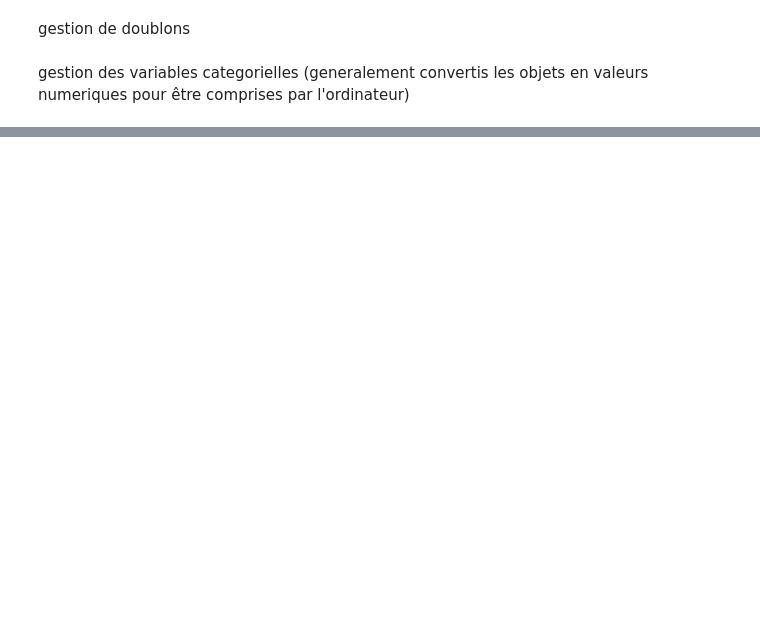
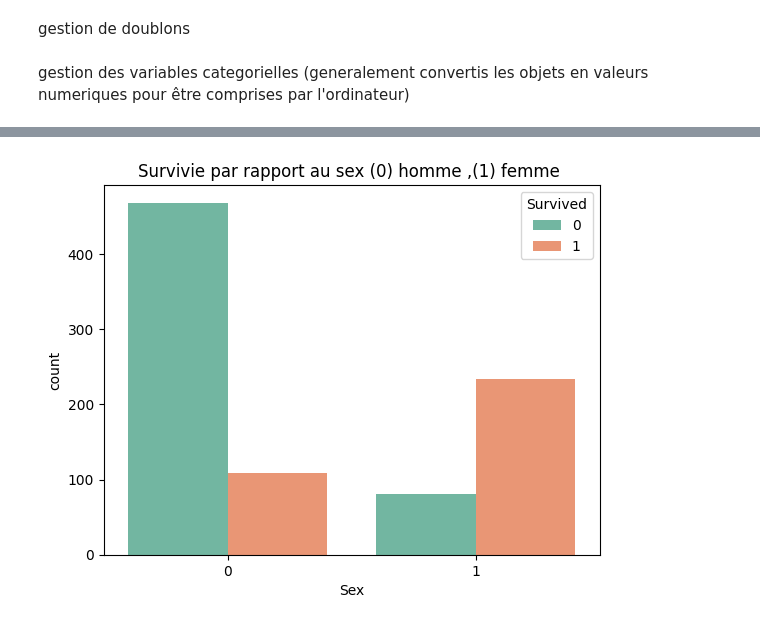
Before and after one commit to 1bryane/EDA-Titanic, a Jupyter notebook: EDA-Titanic.ipynb, the cells around one changed output, grey strips where cells are left out. Drawn from its saved outputs; the diff is of its cells as text; code cells hidden in the pictures; blank space fills up the shorter version.

```diff
--- a/EDA-Titanic.ipynb
+++ b/EDA-Titanic.ipynb
@@ -176,0 +256,6 @@ dtype: object
+# %%
+sns.countplot(data=df, x="Sex", hue="Survived",palette="Set2")
+plt.title("Survivie par rapport au sex (0) homme ,(1) femme ")
+plt.show()
+# %% [output]
+[figure, added]
```
Also changed, not shown: parts of 20 cells of this notebook, 1 other file.
